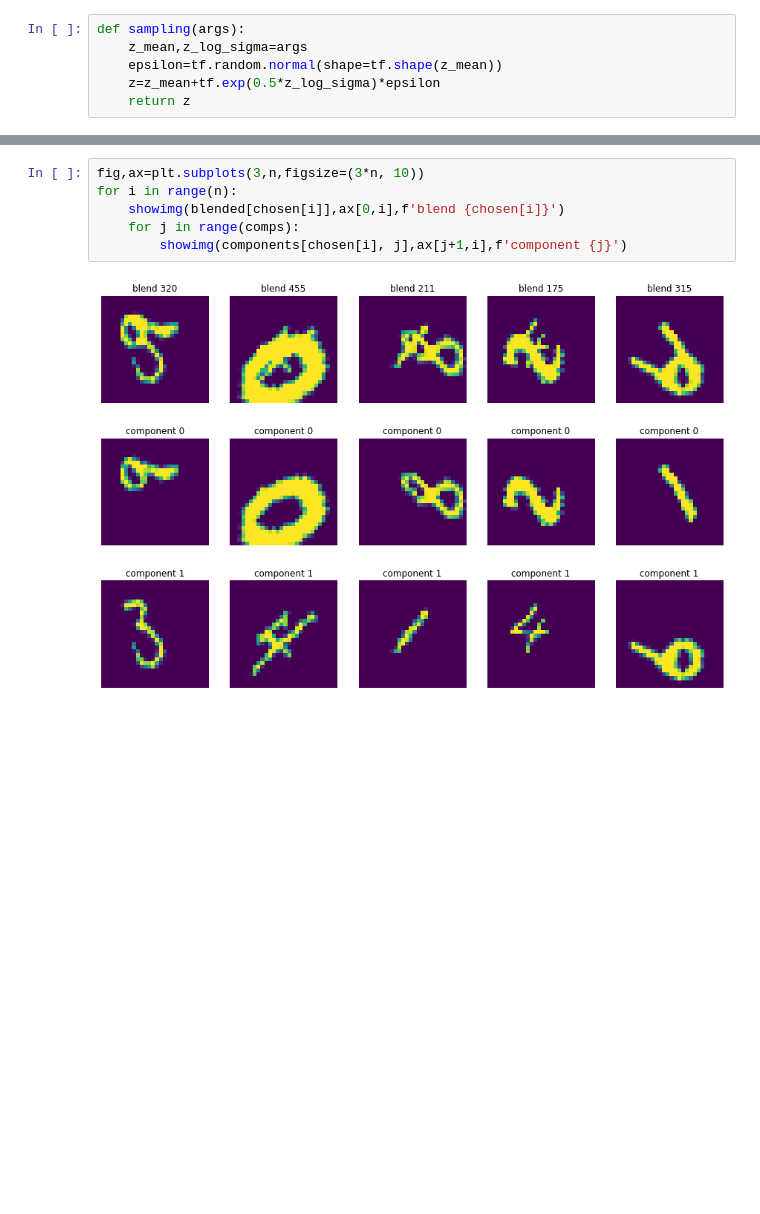
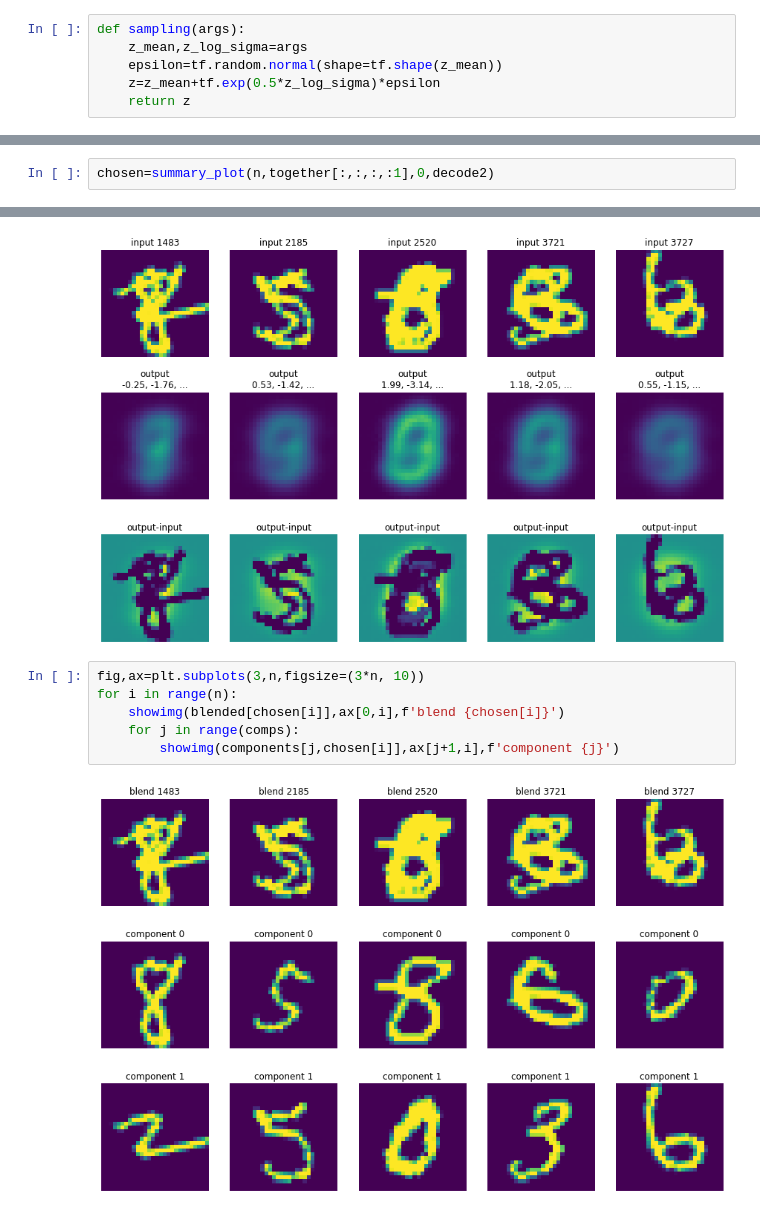
Before and after one commit to Volconage/Deblending-Galaxies-Project, a Jupyter notebook: vae_test_attempt2.ipynb, the cells around one changed output, grey strips where cells are left out. Cells and saved outputs as stored; diff of their text form; blank space fills up the shorter version.

```diff
--- a/vae_test_attempt2.ipynb
+++ b/vae_test_attempt2.ipynb
@@ -191,0 +235,3 @@ chosen=summary_plot(n,blended,0)
+# %%
+chosen=summary_plot(n,together[:,:,:,:1],0,decode2)
+# %% [output]
@@ -192,11 +240,12 @@ chosen=summary_plot(n,blended,0)
+[figure, added]
 # %%
 fig,ax=plt.subplots(3,n,figsize=(3*n, 10))
 for i in range(n):
     showimg(blended[chosen[i]],ax[0,i],f'blend {chosen[i]}')
     for j in range(comps):
-        showimg(components[chosen[i], j],ax[j+1,i],f'component {j}')
+        showimg(components[j,chosen[i]],ax[j+1,i],f'component {j}')
 # %% [output]
-[figure, old version]
+[figure, new version]
 # %%
 summary_plot(n,components[:,0],1)
 summary_plot(n,components[:,1],1)
```
Also changed, not shown: parts of 13 cells of this notebook.
